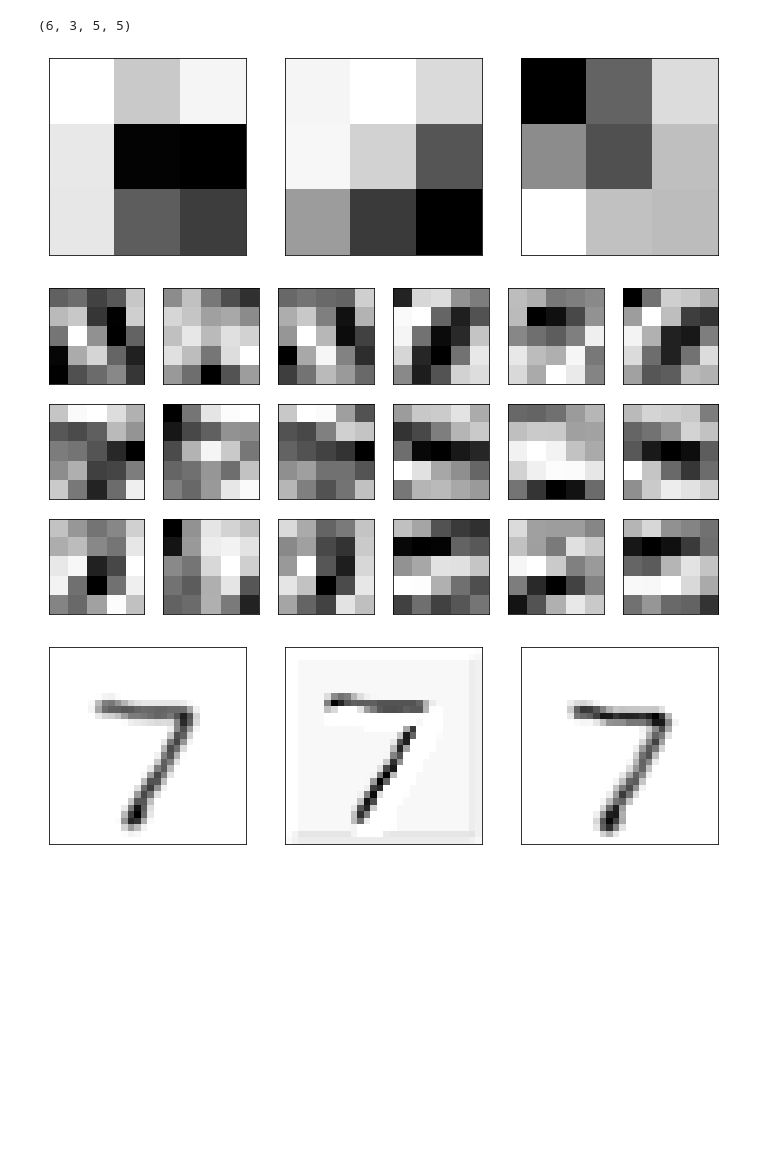
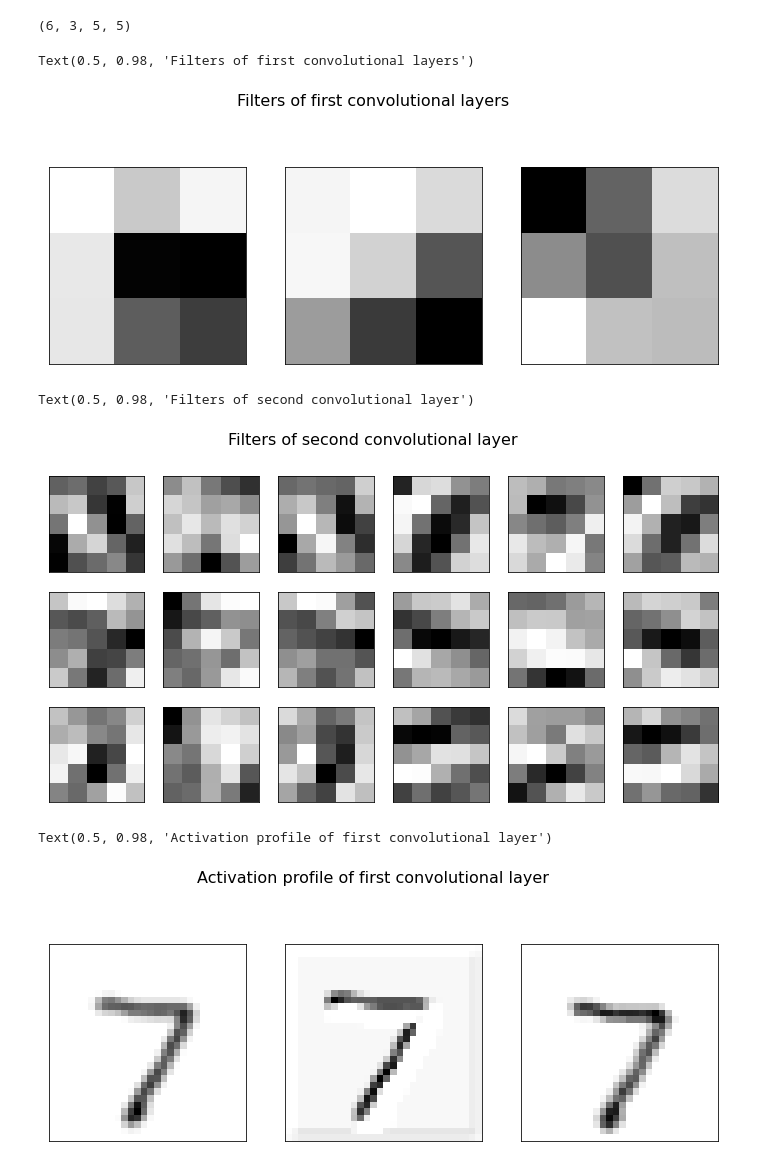
Before and after one commit to mballarin97/DLNN2020, a Jupyter notebook: Homework1/Classification/MNIST.ipynb, the cells around one changed output. Saved outputs shown, nothing was run; the diff lists cells and outputs as text; code cells hidden in the pictures; blank space fills up the shorter version.

```diff
--- a/Homework1/Classification/MNIST.ipynb
+++ b/Homework1/Classification/MNIST.ipynb
@@ -391,12 +403,15 @@ weights_CV2.shape
 # %%
 fig, ax = plt.subplots(1,3, figsize=(12, 5))
 ax = ax.flatten()
 for i in range(3):
     ax[i].imshow( weights_CV1[i, 0, :, :], cmap='Greys')
     ax[i].set_xticks([])
     ax[i].set_yticks([])
+
+fig.suptitle('Filters of first convolutional layer', fontsize=16)
 # %% [output]
+Text(0.5, 0.98, 'Filters of first convolutional layers')
-[figure, old version]
+[figure, new version]
 # %%
 fig, ax = plt.subplots(3,6, figsize=(12, 6))
 ax = ax.flatten()
@@ -405,8 +420,11 @@ for i in range(6):
         ax[i*3+j].imshow( weights_CV2[i, j, :,:], cmap='Greys')
         ax[i*3+j].set_xticks([])
         ax[i*3+j].set_yticks([])
+
+fig.suptitle('Filters of second convolutional layer', fontsize=16)
 # %% [output]
+Text(0.5, 0.98, 'Filters of second convolutional layer')
-[figure, old version]
+[figure, new version]
 # %%
 image_load = DataLoader(test_dataset, batch_size=1, shuffle=False)
 with torch.no_grad(): # Disable gradient tracking
@@ -424,8 +442,11 @@ for i in range(3):
     ax[i].imshow( add_out[0, i, :, :], cmap='Greys')
     ax[i].set_xticks([])
     ax[i].set_yticks([])
+
+fig.suptitle('Activation profile of first convolutional layer', fontsize=16)
 # %% [output]
+Text(0.5, 0.98, 'Activation profile of first convolutional layer')
-[figure, old version]
+[figure, new version]
 # %%
 image_load = DataLoader(test_dataset, batch_size=1, shuffle=False)
 with torch.no_grad(): # Disable gradient tracking
```
Also changed, not shown: parts of 4 cells of this notebook, 1 other file.
